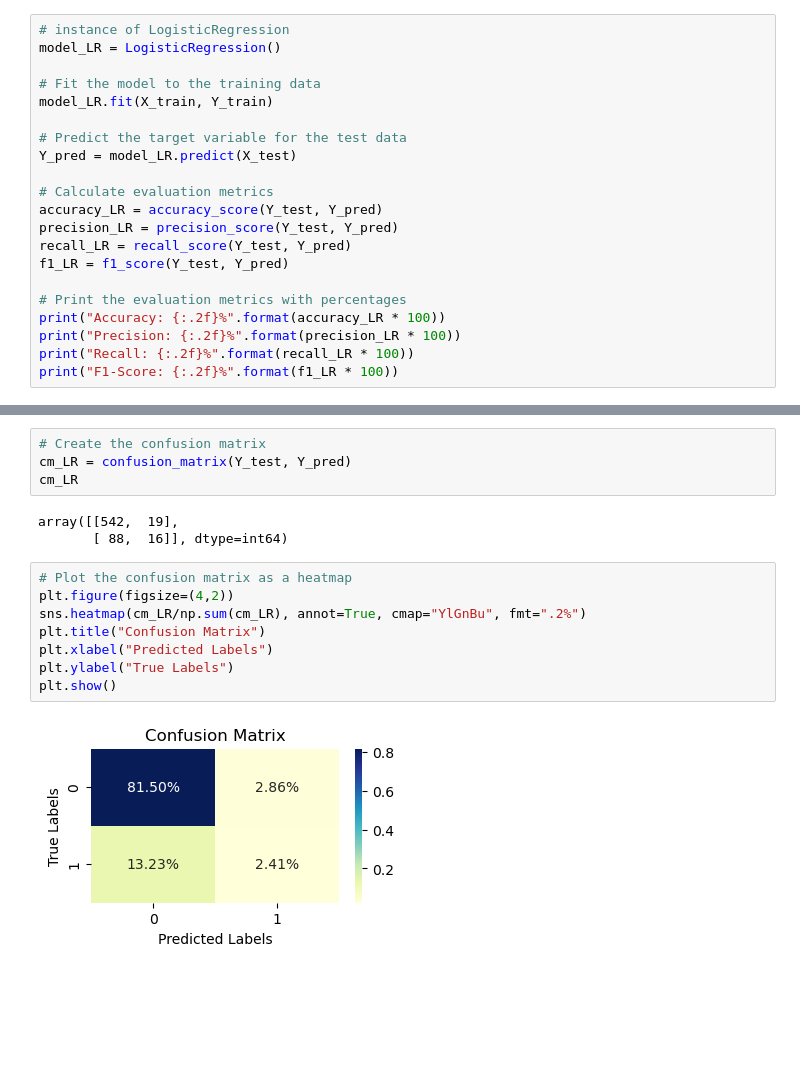
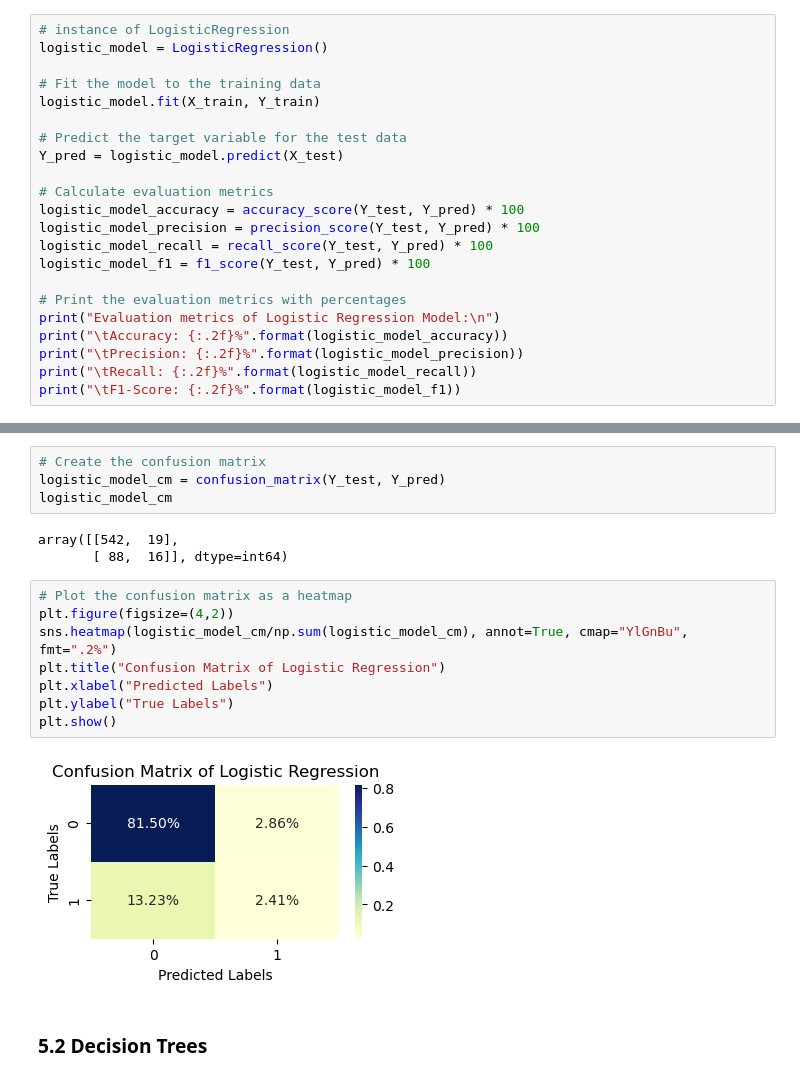
Before and after one commit to Kiran0R0Patil/exploratory-data-analysis-1, a Jupyter notebook: marketing_campaign_analysis.ipynb, the cells around one changed output, grey strips where cells are left out. Drawn from its saved outputs; the diff is of its cells as text; blank space fills up the shorter version.

```diff
--- a/marketing_campaign_analysis.ipynb
+++ b/marketing_campaign_analysis.ipynb
@@ -676,23 +679,24 @@ ___
 ### 5.1 Logistic Regression
 # %%
 # instance of LogisticRegression
-model_LR = LogisticRegression()
+logistic_model = LogisticRegression()
 
 # Fit the model to the training data
-model_LR.fit(X_train, Y_train)
+logistic_model.fit(X_train, Y_train)
 
 # Predict the target variable for the test data
-Y_pred = model_LR.predict(X_test)
+Y_pred = logistic_model.predict(X_test)
 
 # Calculate evaluation metrics
-accuracy_LR = accuracy_score(Y_test, Y_pred)
-precision_LR = precision_score(Y_test, Y_pred)
-recall_LR = recall_score(Y_test, Y_pred)
-f1_LR = f1_score(Y_test, Y_pred)
+logistic_model_accuracy = accuracy_score(Y_test, Y_pred) * 100
+logistic_model_precision = precision_score(Y_test, Y_pred) * 100
+logistic_model_recall = recall_score(Y_test, Y_pred) * 100
+logistic_model_f1 = f1_score(Y_test, Y_pred) * 100
 
 # Print the evaluation metrics with percentages
-print("Accuracy: {:.2f}%".format(accuracy_LR * 100))
-print("Precision: {:.2f}%".format(precision_LR * 100))
-print("Recall: {:.2f}%".format(recall_LR * 100))
-print("F1-Score: {:.2f}%".format(f1_LR * 100))
+print("Evaluation metrics of Logistic Regression Model:\n")
+print("\tAccuracy: {:.2f}%".format(logistic_model_accuracy))
+print("\tPrecision: {:.2f}%".format(logistic_model_precision))
+print("\tRecall: {:.2f}%".format(logistic_model_recall))
+print("\tF1-Score: {:.2f}%".format(logistic_model_f1))
 # %% [output]
@@ -713,18 +719,20 @@ print(classification_report(Y_test, Y_pred))
 weighted avg       0.80      0.84      0.80       665
 # %%
 # Create the confusion matrix
-cm_LR = confusion_matrix(Y_test, Y_pred)
-cm_LR
+logistic_model_cm = confusion_matrix(Y_test, Y_pred)
+logistic_model_cm
 # %% [output]
 array([[542,  19],
        [ 88,  16]], dtype=int64)
 # %%
 # Plot the confusion matrix as a heatmap
 plt.figure(figsize=(4,2))
-sns.heatmap(cm_LR/np.sum(cm_LR), annot=True, cmap="YlGnBu", fmt=".2%")
-plt.title("Confusion Matrix")
+sns.heatmap(logistic_model_cm/np.sum(logistic_model_cm), annot=True, cmap="YlGnBu", fmt=".2%")
+plt.title("Confusion Matrix of Logistic Regression")
 plt.xlabel("Predicted Labels")
 plt.ylabel("True Labels")
 plt.show()
 # %% [output]
-[figure, old version]
+[figure, new version]
+# %% [markdown]
+### 5.2 Decision Trees
```
Also changed, not shown: parts of 9 cells of this notebook, 1 other file.
